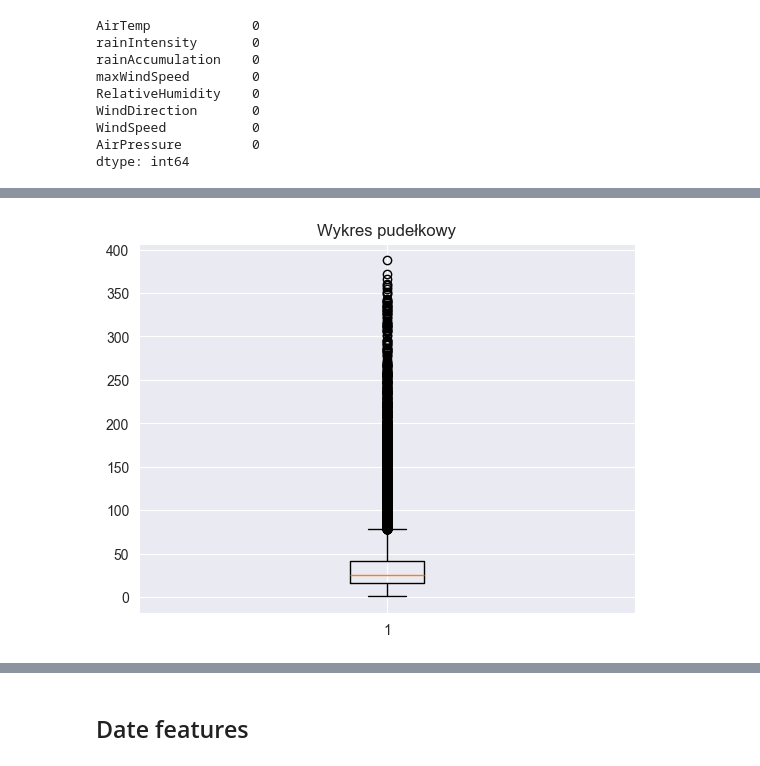
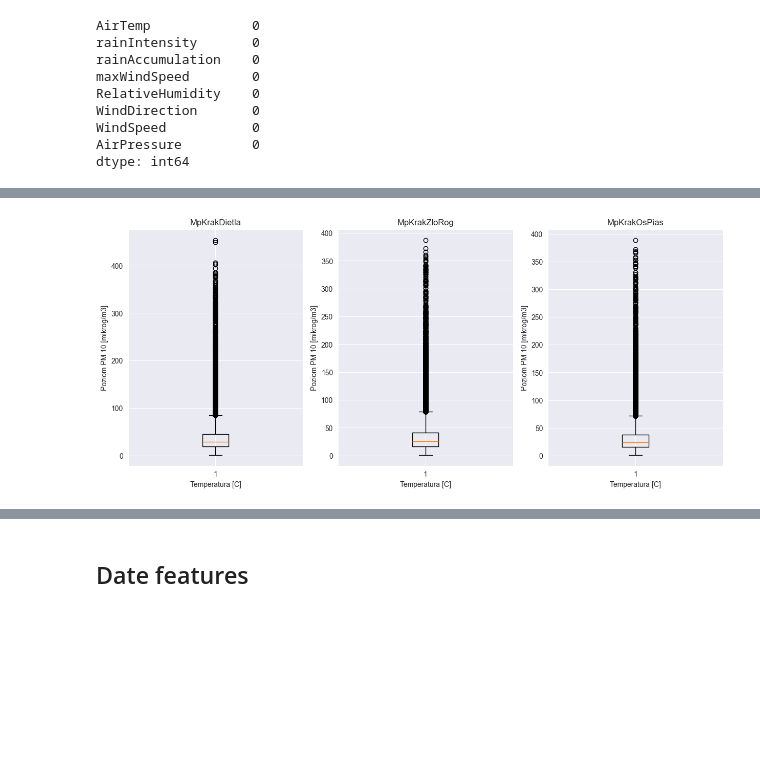
Before and after one commit to klklaudia/AI, a Jupyter notebook: PredykcjaSmogu/eda_1h.ipynb, the cells around one changed output, grey strips where cells are left out. Saved outputs shown, nothing was run; the diff lists cells and outputs as text; code cells hidden in the pictures; blank space fills up the shorter version.

```diff
--- a/PredykcjaSmogu/eda_1h.ipynb
+++ b/PredykcjaSmogu/eda_1h.ipynb
@@ -194,2 +174,0 @@ plt.show()
-# %%
-dfPM10.loc['2016-01-01 00:00:00':, 'MpKrakZloRog'] = dfPM10.loc['2016-01-01 00:00:00':, 'MpKrakZloRog'].interpolate(method='time')
@@ -195,0 +193,3 @@ dfPM10.loc['2016-01-01 00:00:00':, 'MpKrakZloRog'] = dfPM10.loc['2016-01-01 00:0
+# %%
+temp = dfPM10.loc['2016-01-01 01:00:00':, ['MpKrakDietla', 'MpKrakZloRog', 'MpKrakOsPias']]
+temp
@@ -196,5 +219,5 @@ dfPM10.loc['2016-01-01 00:00:00':, 'MpKrakZloRog'] = dfPM10.loc['2016-01-01 00:0
 # %%
-data = pd.concat([dfPM10.loc['2016-01-01 01:00:00':, 'MpKrakZloRog'], weather], axis=1)
+data = pd.concat([temp, weather], axis=1)
 # %%
 data[data.isnull().any(axis=1)]
 # %% [output]
@@ -206,5 +239,9 @@ data = data.dropna()
 # %%
-plt.figure(figsize=(10, 6))
-plt.scatter(data['AirTemp'], data['MpKrakZloRog'])
+fig, axs = plt.subplots(1, 3, figsize=(15, 6))
+for i, ax in enumerate(axs.flat):
+    ax.scatter(data['AirTemp'], data.iloc[:,i], s=1, alpha=0.8)
+    ax.set(ylabel='Poziom PM 10 [mikrog/m3]')
+    ax.set(xlabel='Temperatura [C]')
+    ax.set_title(data.columns[i])
 plt.show()
 # %% [output]
@@ -226,6 +263,10 @@ plt.show()
 # %%
-plt.boxplot(data.MpKrakZloRog)
-plt.title('Wykres pudełkowy')
+fig, axs = plt.subplots(1, 3, figsize=(15, 6))
+for i, ax in enumerate(axs.flat):
+    ax.boxplot(data.iloc[:,i].dropna())
+    ax.set(ylabel='Poziom PM 10 [mikrog/m3]')
+    ax.set(xlabel='Temperatura [C]')
+    ax.set_title(data.columns[i])
 plt.show()
 # %% [output]
-[figure, old version]
+[figure, new version]
```
Also changed, not shown: parts of 31 cells of this notebook.
